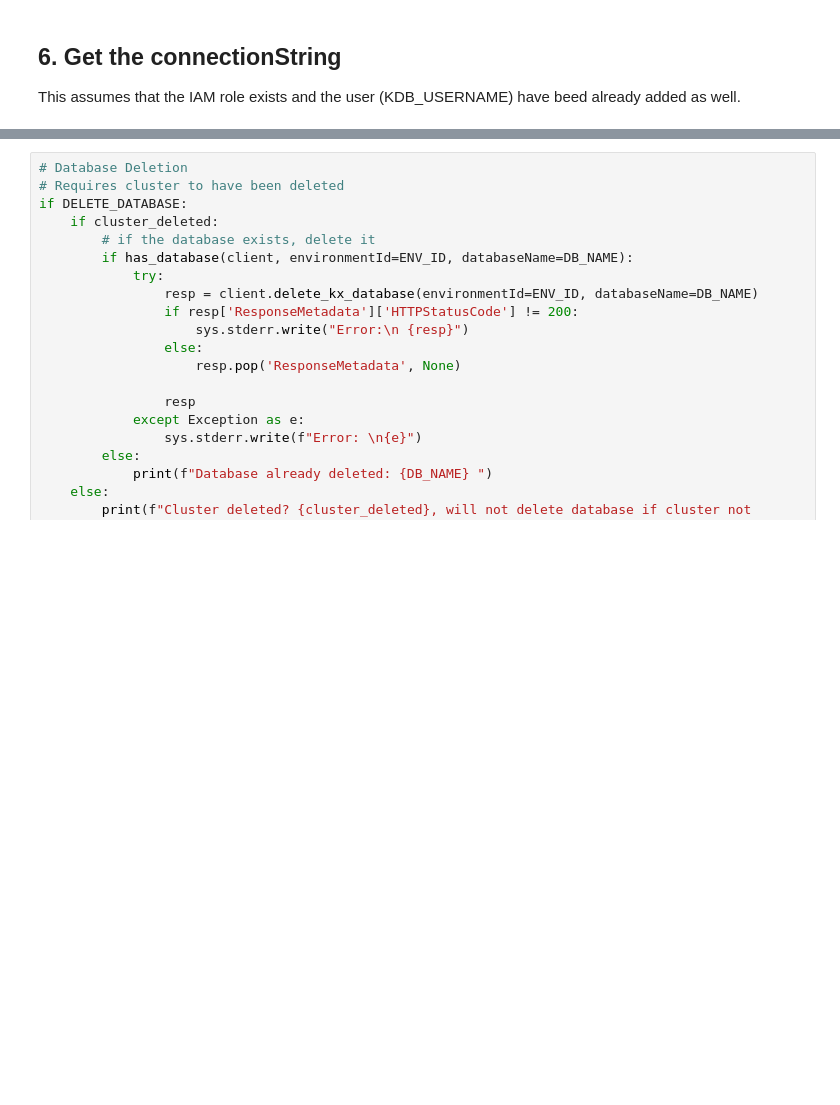
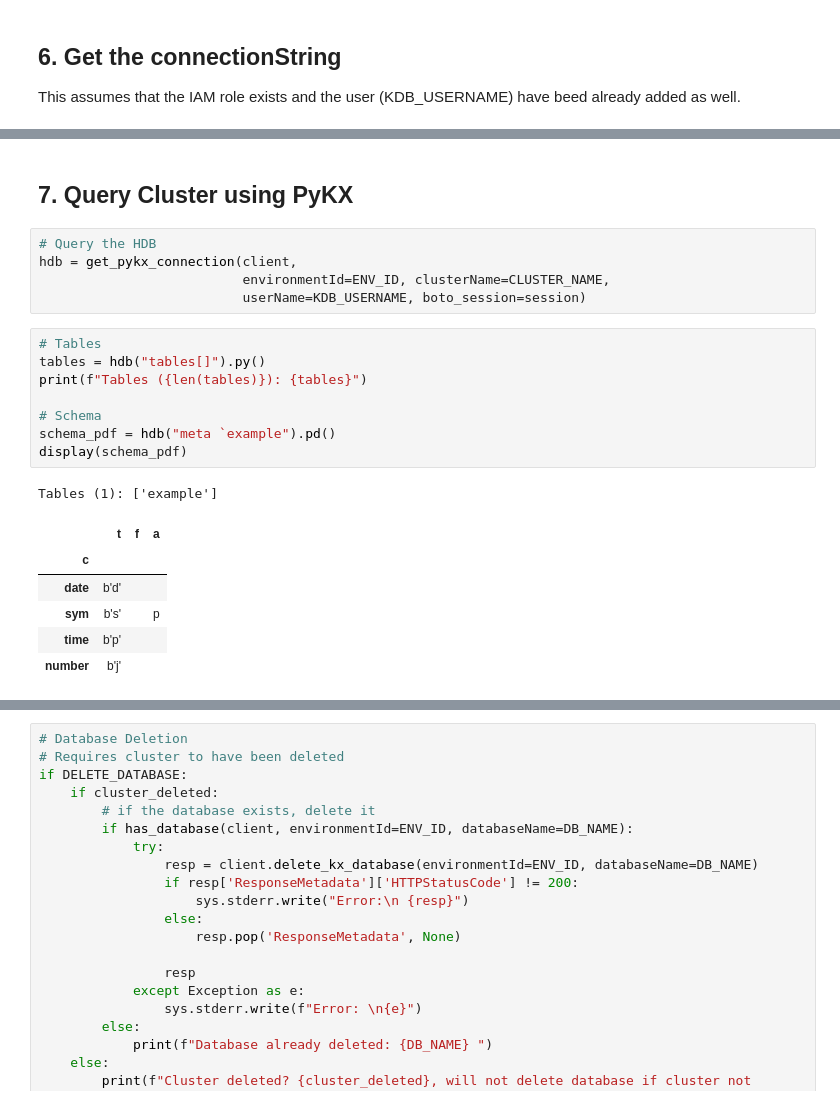
Before and after one commit to aws/amazon-finspace-examples, a Jupyter notebook: ManagedkdbInsights/boto/welcome.ipynb, the cells around one changed output, grey strips where cells are left out. Drawn from its saved outputs; the diff is of its cells as text; blank space fills up the shorter version.

```diff
--- a/ManagedkdbInsights/boto/welcome.ipynb
+++ b/ManagedkdbInsights/boto/welcome.ipynb
@@ -529,0 +526,23 @@ AccessDeniedException: An error occurred (AccessDeniedException) when calling th
+# %% [markdown]
+## 7. Query Cluster using PyKX
+# %%
+# Query the HDB
+hdb = get_pykx_connection(client,
+                          environmentId=ENV_ID, clusterName=CLUSTER_NAME,
+                          userName=KDB_USERNAME, boto_session=session)
+# %%
+# Tables
+tables = hdb("tables[]").py()
+print(f"Tables ({len(tables)}): {tables}")
+
+# Schema
+schema_pdf = hdb("meta `example").pd()
+display(schema_pdf)
+# %% [output]
+Tables (1): ['example']
+|  | t | f | a |
+| c |  |  |  |
+| date | b'd' |  |  |
+| sym | b's' |  | p |
+| time | b'p' |  |  |
+| number | b'j' |  |  |
```
Also changed, not shown: parts of 18 cells of this notebook.
